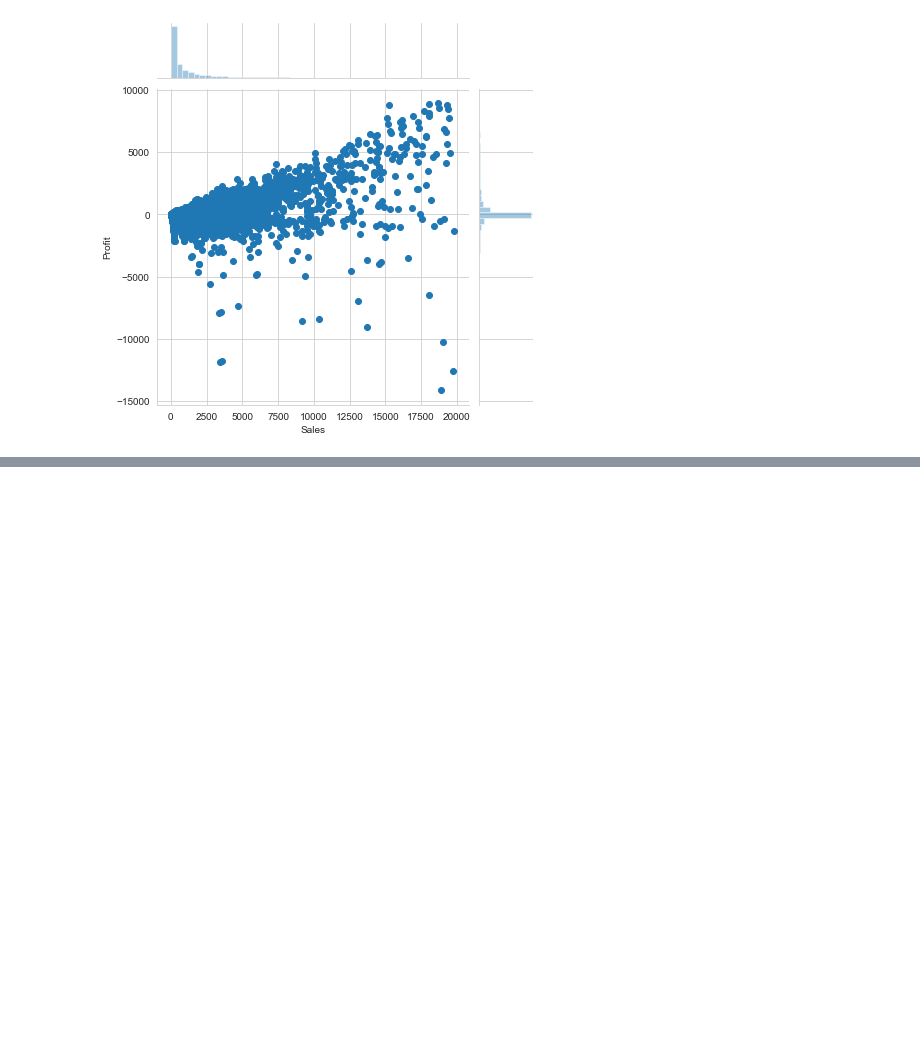
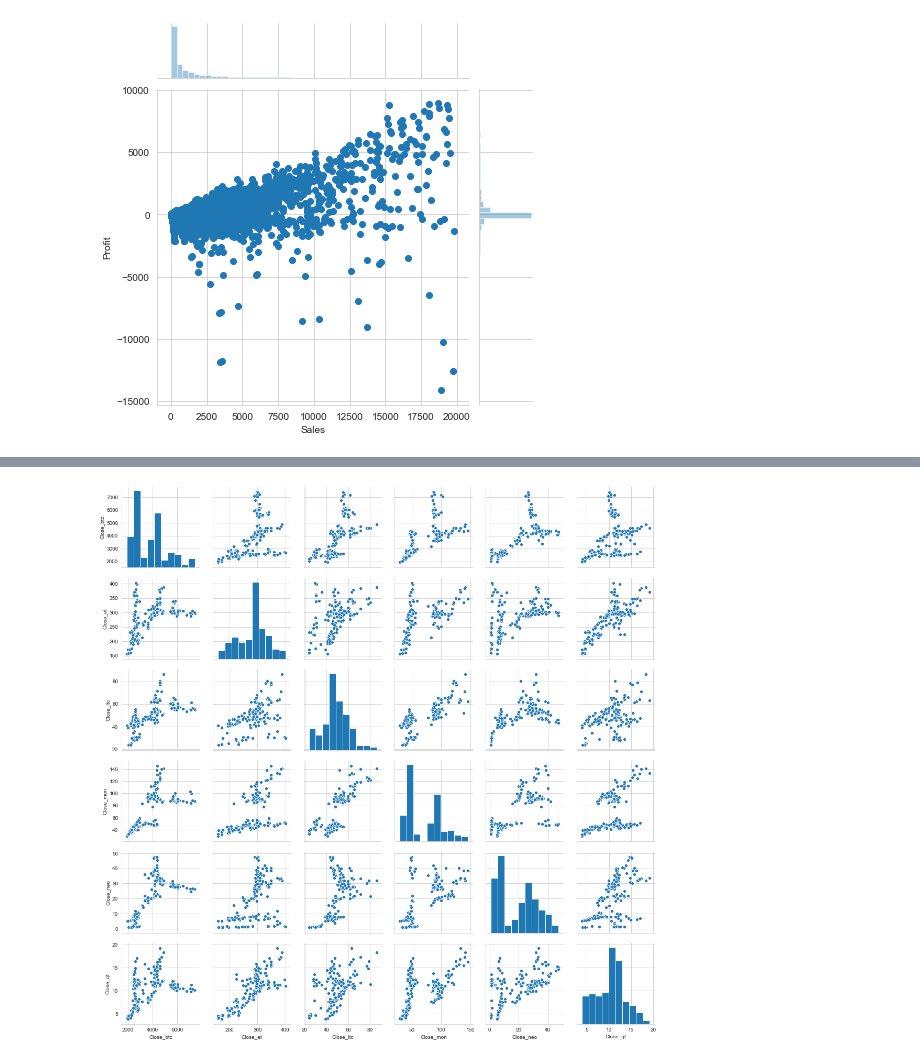
Before and after one commit to ArafatSabbir/Machine-Learning-with-Python-and-R, a Jupyter notebook: Data Visualization Seaborn.ipynb, the cells around one changed output, grey strips where cells are left out. Drawn from its saved outputs; the diff is of its cells as text; code cells hidden in the pictures; blank space fills up the shorter version.

Commit message:
seaborn pairplot

```diff
--- a/Data Visualization Seaborn.ipynb
+++ b/Data Visualization Seaborn.ipynb
@@ -92,0 +104,20 @@ plt.show()
+# %%
+# reading cryptocurrency files
+btc = pd.read_csv("./Datasets/crypto_data/bitcoin_price.csv")
+ether = pd.read_csv("./Datasets/crypto_data/ethereum_price.csv")
+ltc = pd.read_csv("./Datasets/crypto_data/litecoin_price.csv")
+monero = pd.read_csv("./Datasets/crypto_data/monero_price.csv")
+neo = pd.read_csv("./Datasets/crypto_data/neo_price.csv")
+quantum = pd.read_csv("./Datasets/crypto_data/qtum_price.csv")
+ripple = pd.read_csv("./Datasets/crypto_data/ripple_price.csv")
+
+# putting a suffix with column names so that joins are easy
+btc.columns = btc.columns.map(lambda x: str(x) + '_btc')
+ether.columns = ether.columns.map(lambda x: str(x) + '_et')
+ltc.columns = ltc.columns.map(lambda x: str(x) + '_ltc')
+monero.columns = monero.columns.map(lambda x: str(x) + '_mon')
+neo.columns = neo.columns.map(lambda x: str(x) + '_neo')
+quantum.columns = quantum.columns.map(lambda x: str(x) + '_qt')
+ripple.columns = ripple.columns.map(lambda x: str(x) + '_rip')
+
+btc.head()
@@ -92,0 +131,10 @@ plt.show()
+# %%
+# merging all the files by date
+m1 = pd.merge(btc, ether, how="inner", left_on="Date_btc", right_on="Date_et")
+m2 = pd.merge(m1, ltc, how="inner", left_on="Date_btc", right_on="Date_ltc")
+m3 = pd.merge(m2, monero, how="inner", left_on="Date_btc", right_on="Date_mon")
+m4 = pd.merge(m3, neo, how="inner", left_on="Date_btc", right_on="Date_neo")
+m5 = pd.merge(m4, quantum, how="inner", left_on="Date_btc", right_on="Date_qt")
+crypto = pd.merge(m5, ripple, how="inner", left_on="Date_btc", right_on="Date_rip")
+
+crypto.head()
@@ -92,0 +149,4 @@ plt.show()
+# %%
+# Subsetting only the closing prices column for plotting
+curr = crypto[["Close_btc", "Close_et", 'Close_ltc', "Close_mon", "Close_neo", "Close_qt"]]
+curr.head()
@@ -92,0 +160,6 @@ plt.show()
+# %%
+# pairplot
+sns.pairplot(curr)
+plt.show()
+# %% [output]
+[figure, added]
```
Also changed, not shown: parts of 5 cells of this notebook.
